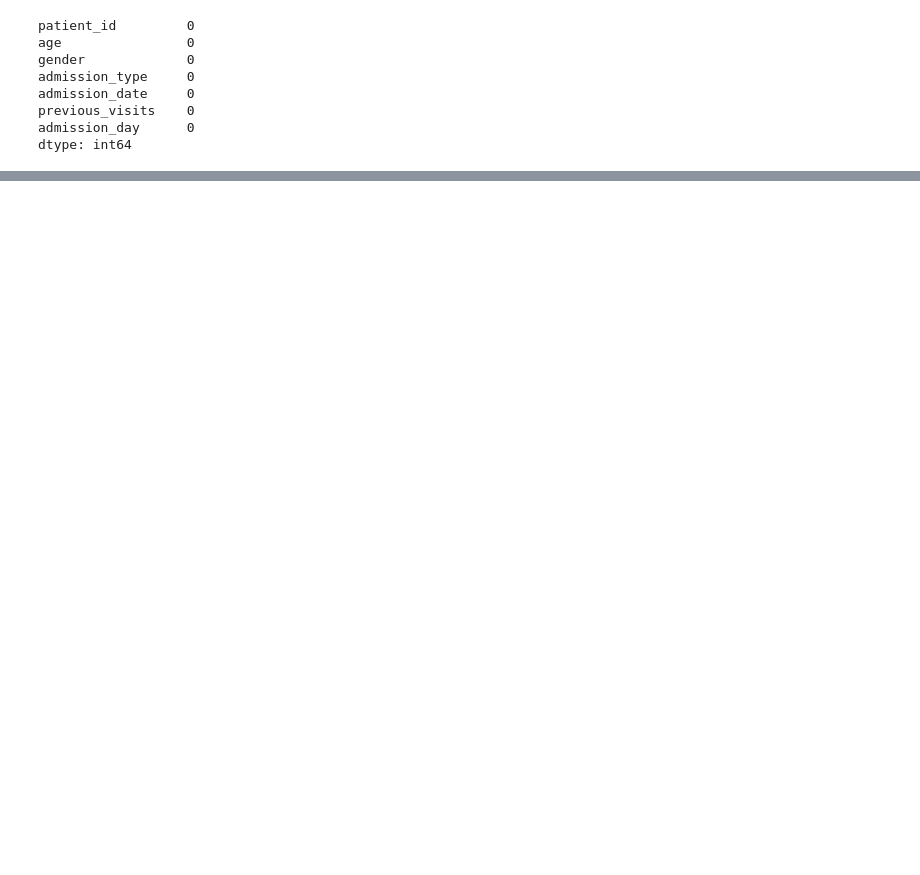
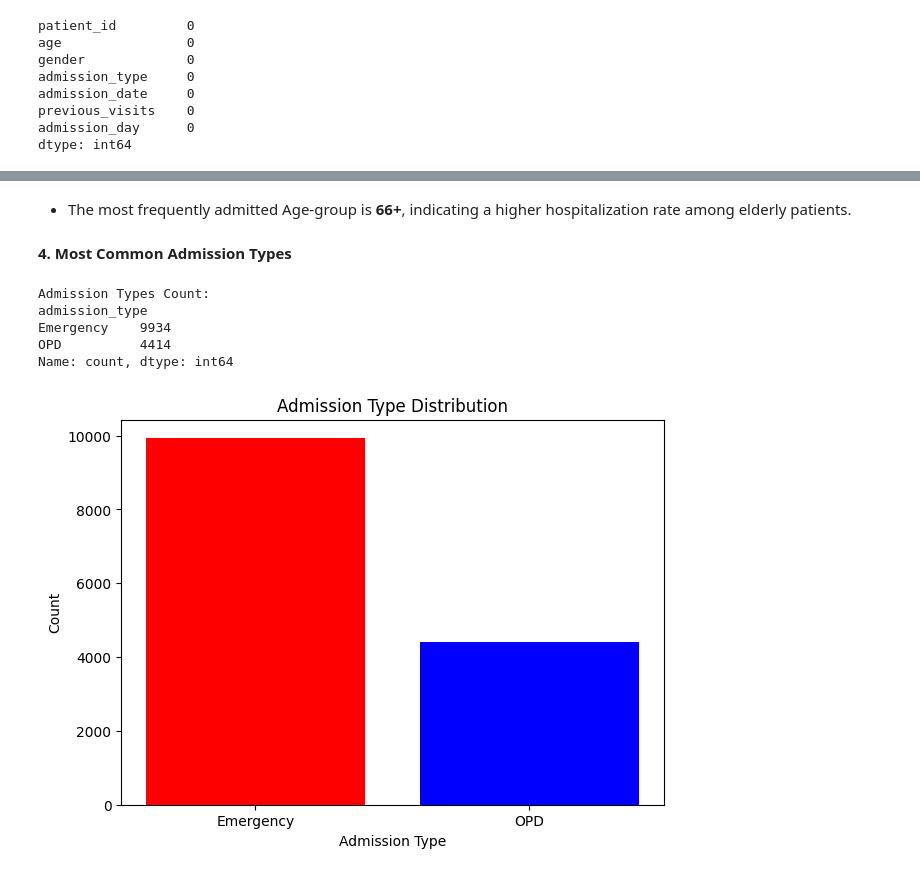
Before and after one commit to mariamkhan04/Hospital-Admission-Analysis---EDA, a Jupyter notebook: EDA.ipynb, the cells around one changed output, grey strips where cells are left out. Cells and saved outputs as stored; diff of their text form; code cells hidden in the pictures; blank space fills up the shorter version.

```diff
--- a/EDA.ipynb
+++ b/EDA.ipynb
@@ -213,0 +299,23 @@ dtype: int64
+# %% [markdown]
+- The most frequently admitted Age-group is **66+**, indicating a higher hospitalization rate among elderly patients.
+# %% [markdown]
+**4. Most Common Admission Types**
+# %%
+admissions_df["admission_type"] = admissions_df["admission_type"].replace({ "E": "Emergency","O": "OPD"})
+admission_types_count = admissions_df['admission_type'].value_counts()
+
+print(f"\nAdmission Types Count:\n{admission_types_count}")
+
+fig, ax = plt.subplots(figsize=(7, 5))
+ax.bar(admission_types_count.index, admission_types_count.values, color=["red","blue"])
+ax.set_title("Admission Type Distribution")
+ax.set_xlabel("Admission Type")
+ax.set_ylabel("Count")
+plt.show()
+# %% [output]
+Admission Types Count:
+admission_type
+Emergency    9934
+OPD          4414
+Name: count, dtype: int64
+[figure, added]
```
Also changed, not shown: parts of 35 cells of this notebook.
